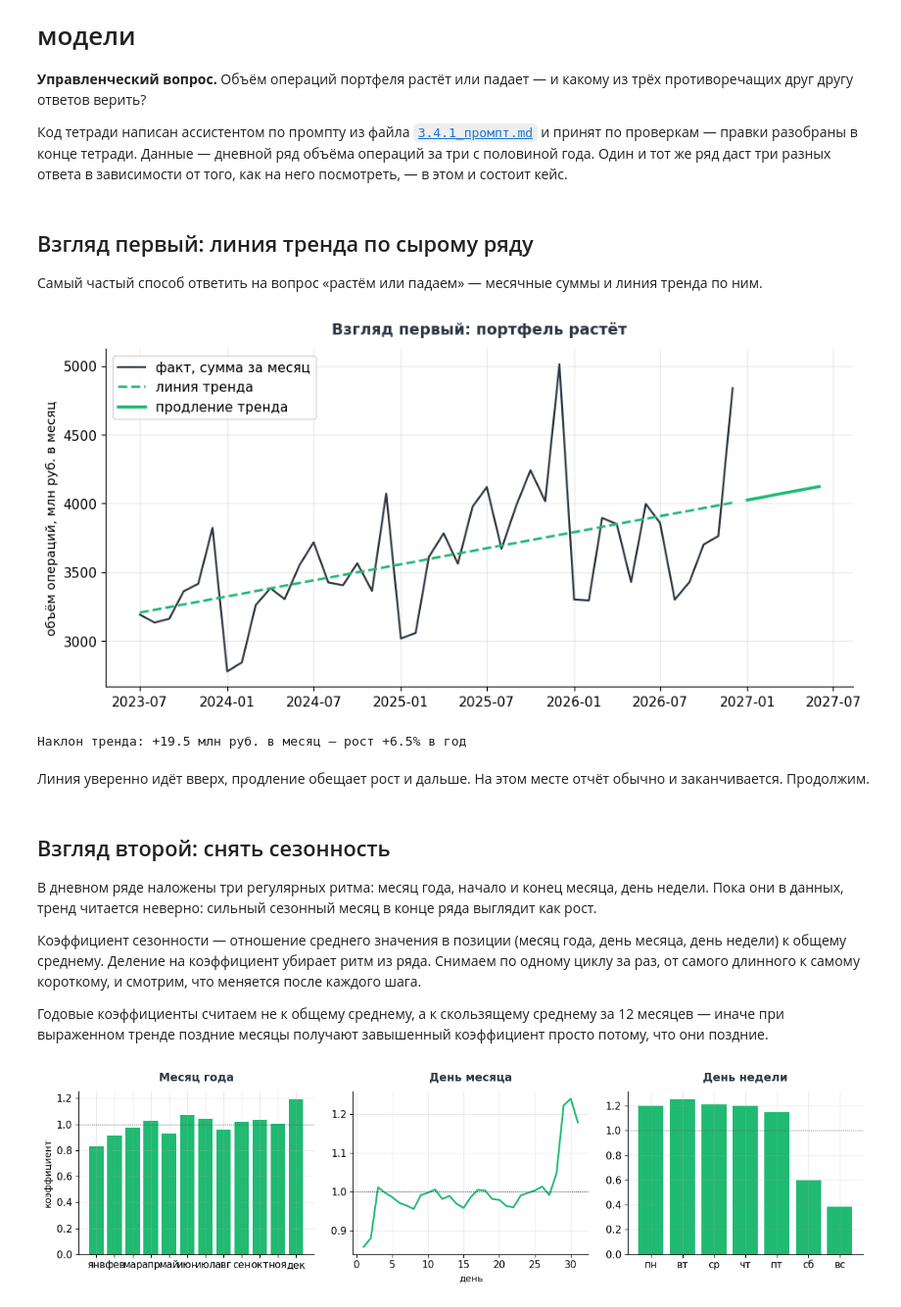
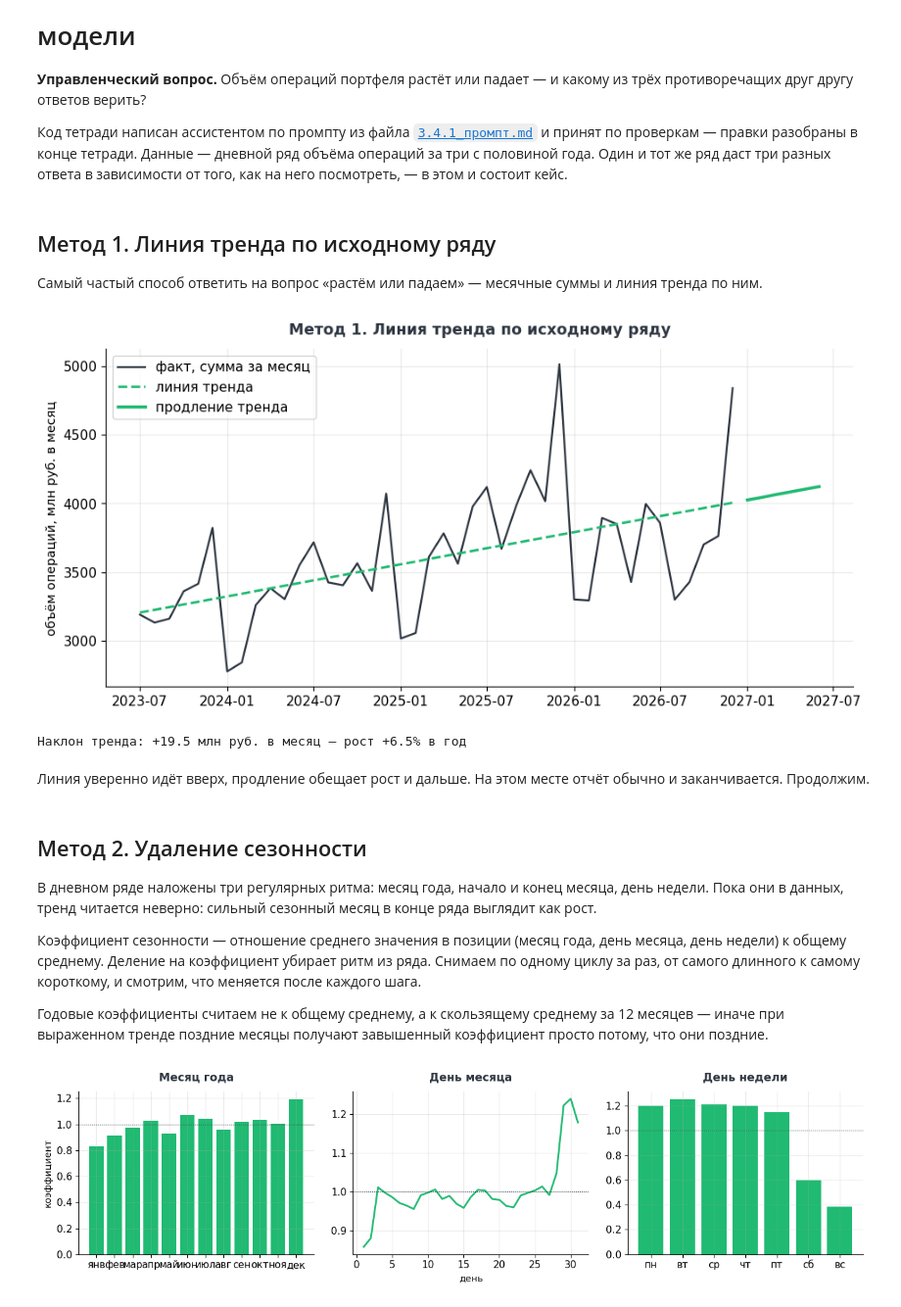
Before and after one commit to wybaeb/bank-analytics-workshop, a Jupyter notebook: 3.4_кейс_анализ_отклонений/3.4.3_анализ_отклонений.ipynb, the cells around one changed output. Shown at 98% size. Cells and saved outputs as stored; diff of their text form; code cells hidden in the pictures.

```diff
--- a/3.4_кейс_анализ_отклонений/3.4.3_анализ_отклонений.ipynb
+++ b/3.4_кейс_анализ_отклонений/3.4.3_анализ_отклонений.ipynb
@@ -28,41 +28,41 @@ def оформить(ax, заголовок, x=None, y=None):
     ax.spines[["top", "right"]].set_visible(False)
     ax.grid(alpha=0.25)
 # %% [markdown]
-## Взгляд первый: линия тренда по сырому ряду
+## Метод 1. Линия тренда по исходному ряду
 
 Самый частый способ ответить на вопрос «растём или падаем» — месячные суммы
 и линия тренда по ним.
 # %%
 ряд = pd.read_csv("../data/series/portfolio_operations_daily.csv",
                   sep=";", decimal=",", encoding="utf-8-sig",
                   parse_dates=["дата"], index_col="дата")["объём_операций_млн_руб"]
 
 месяцы = ряд.resample("MS").sum()
 
 x = np.arange(len(месяцы))
 к, с = np.polyfit(x, месяцы.values, 1)
 будущее_x = np.arange(len(месяцы), len(месяцы) + 6)
 будущее_даты = pd.date_range(месяцы.index[-1] + pd.DateOffset(months=1),
                              periods=6, freq="MS")
 
 fig, ax = plt.subplots(figsize=(11, 5))
 ax.plot(месяцы.index, месяцы.values, color=INK, lw=1.6, label="факт, сумма за месяц")
 ax.plot(месяцы.index, к * x + с, color=ACC, lw=2, ls="--", label="линия тренда")
 ax.plot(будущее_даты, к * будущее_x + с, color=ACC, lw=2.5,
         label="продление тренда")
 ax.legend()
-оформить(ax, "Взгляд первый: портфель растёт",
+оформить(ax, "Метод 1. Линия тренда по исходному ряду",
          y="объём операций, млн руб. в месяц")
 plt.show()
 print(f"Наклон тренда: {к:+.1f} млн руб. в месяц — рост {к * 12 / месяцы.mean():+.1%} в год")
 # %% [output]
-[figure, old version]
+[figure, new version]
 Наклон тренда: +19.5 млн руб. в месяц — рост +6.5% в год
 # %% [markdown]
 Линия уверенно идёт вверх, продление обещает рост и дальше. На этом месте
 отчёт обычно и заканчивается. Продолжим.
 # %% [markdown]
-## Взгляд второй: снять сезонность
+## Метод 2. Удаление сезонности
 
 В дневном ряде наложены три регулярных ритма: месяц года, начало и конец
 месяца, день недели. Пока они в данных, тренд читается неверно: сильный
```
Also changed, not shown: parts of 6 cells of this notebook, 5 other files.
